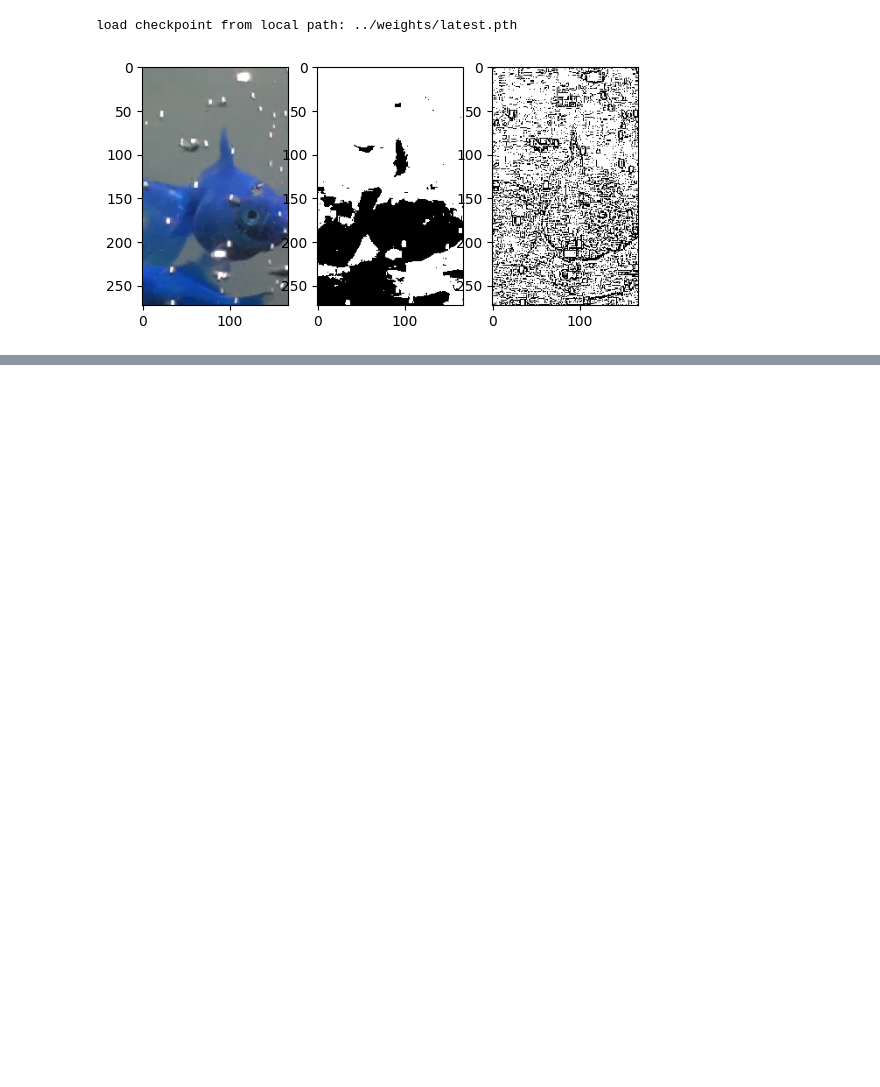
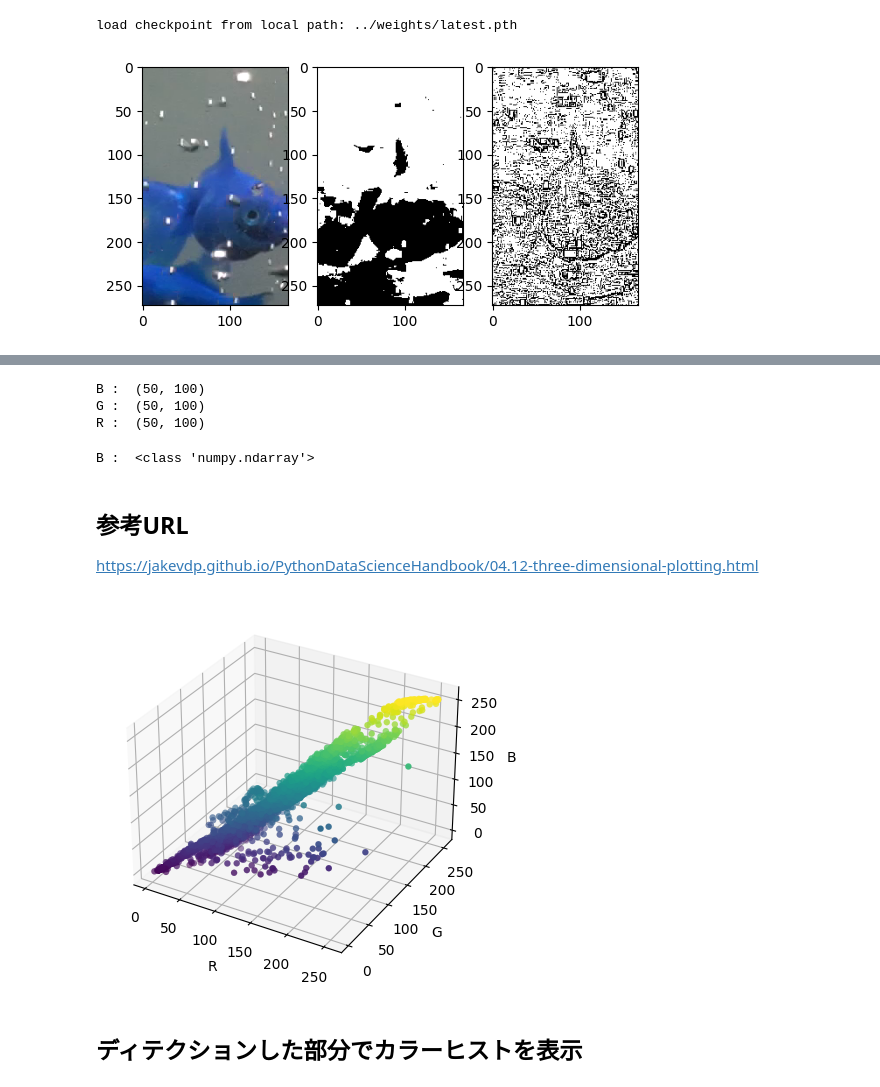
Before and after one commit to Pragyanstha/SummerCamp2022, a Jupyter notebook: notebooks/simple_tracking.ipynb, the cells around one changed output, grey strips where cells are left out. Cells and saved outputs as stored; diff of their text form; code cells hidden in the pictures; blank space fills up the shorter version.

```diff
--- a/notebooks/simple_tracking.ipynb
+++ b/notebooks/simple_tracking.ipynb
@@ -278,0 +292,29 @@ load checkpoint from local path: ../weights/latest.pth
+# %%
+B = img[:,:,0]
+G = img[:,:,1]
+R = img[:,:,2]
+
+print('B : ', B.shape)
+print('G : ', G.shape)
+print('R : ', R.shape)
+# %% [output]
+B :  (50, 100)
+G :  (50, 100)
+R :  (50, 100)
+# %%
+print('B : ', type(B))
+# %% [output]
+B :  <class 'numpy.ndarray'>
+# %% [markdown]
+## 参考URL
+https://jakevdp.github.io/PythonDataScienceHandbook/04.12-three-dimensional-plotting.html
+# %%
+ax = plt.axes(projection='3d')
+ax.scatter(R, G, B, c=B, cmap='viridis', linewidth=0.1)
+ax.set_xlabel('R')
+ax.set_ylabel('G')
+ax.set_zlabel('B');
+# %% [output]
+[figure, added]
+# %% [markdown]
+## ディテクションした部分でカラーヒストを表示
```
Also changed, not shown: parts of 17 cells of this notebook.
